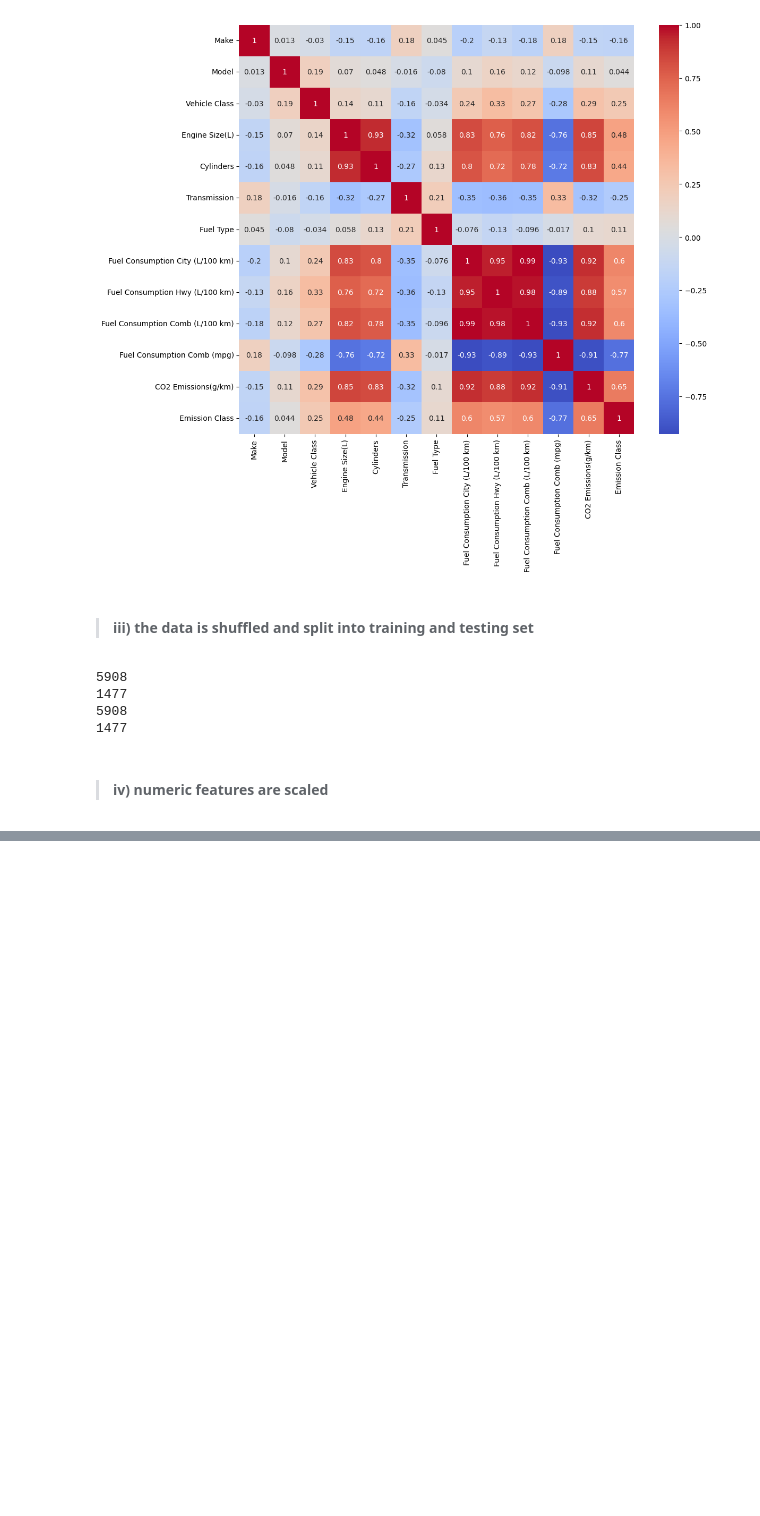
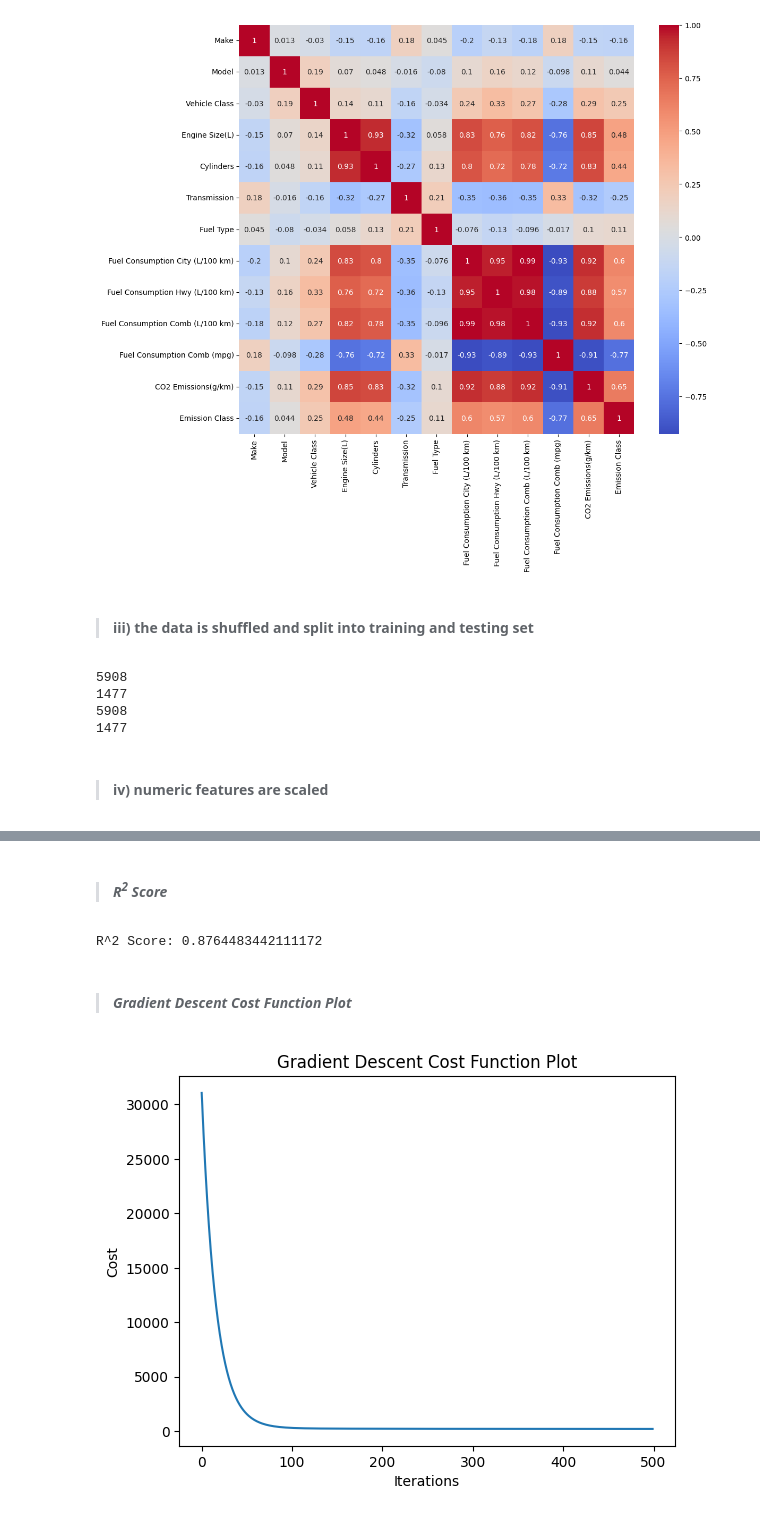
Before and after one commit to shahdosama10/ML_Co2_Emissions_Prediction, a Jupyter notebook: co2.ipynb, the cells around one changed output, grey strips where cells are left out. Saved outputs shown, nothing was run; the diff lists cells and outputs as text; code cells hidden in the pictures; blank space fills up the shorter version.

```diff
--- a/co2.ipynb
+++ b/co2.ipynb
@@ -360,0 +291,18 @@ R^2 Score (from scratch): -2760.9137240200203
+# %%
+def gradient_descent(x, y ,theta, alpha, iterations):
+    m = len(y)
+    costs = []
+    for _ in range(iterations):
+        temp_theta = np.copy(theta)
+        for j in range(len(theta)):
+            err = 0
+            for e in range(len(x)):
+                err += x[e,j] * (hypothesis(x[e], theta) - y[e])
+
+            gradient = ((alpha/m) * err)
+            temp_theta[j] = theta[j] - gradient
+
+        theta = temp_theta
+        costs.append(cost_fun(x, y, theta))
+
+    return theta, costs
@@ -360,0 +311,13 @@ R^2 Score (from scratch): -2760.9137240200203
+# %%
+n = 2 # number of features
+theta = np.zeros(n+1) # added 1 for theta0
+alpha = 0.03
+iterations = 500
+x = df_selected_features_train.to_numpy()
+x = np.c_[np.ones((x.shape[0], 1)), x] # added col of ones for theta0, because x0 = 1
+y = pd.DataFrame(df_targets_train, columns=df_targets.columns).drop(columns=['Emission Class']).to_numpy().reshape(-1, 1) # reshape to ensure it's a 2d array
+
+theta, costs = gradient_descent(x, y, theta, alpha, iterations)
+print("our theta", theta)
+for i in range(0, 500, 50):
+    print(costs[i])
@@ -360,0 +336,22 @@ R^2 Score (from scratch): -2760.9137240200203
+# %% [markdown]
+>#### ***R<sup>2</sup> Score***
+# %%
+x_test = df_selected_features_test.to_numpy()
+x_test = np.c_[np.ones((x_test.shape[0], 1)), x_test]
+y_test = pd.DataFrame(df_targets_test, columns=df_targets.columns).drop(columns=['Emission Class']).to_numpy().reshape(-1, 1)
+y_predictions = np.array([hypothesis(row, theta) for row in x_test]).reshape(-1, 1) # run the hypothesis function on each row of x to get the array
+
+r2 = r2_score(y_test, y_predictions)  # R2 Score
+print("R^2 Score:", r2)
+# %% [output]
+R^2 Score: 0.8764483442111172
+# %% [markdown]
+>#### ***Gradient Descent Cost Function Plot***
+# %%
+plt.plot(range(iterations), costs)
+plt.title("Gradient Descent Cost Function Plot")
+plt.xlabel("Iterations")
+plt.ylabel("Cost")
+plt.show()
+# %% [output]
+[figure, added]
```
Also changed, not shown: parts of 13 cells of this notebook.
